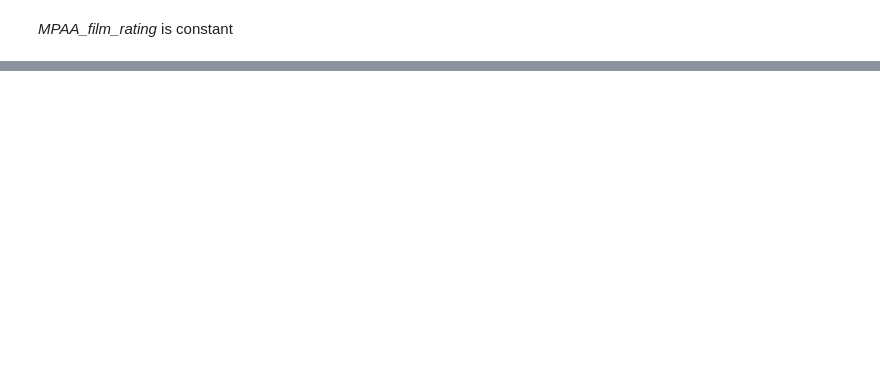
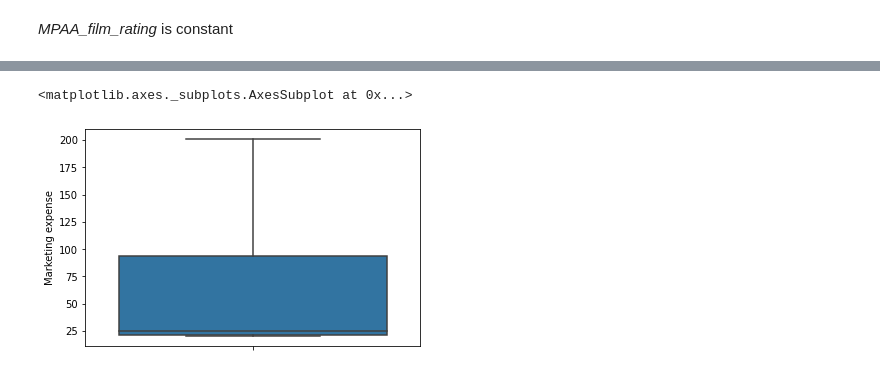
Before and after one commit to juandausa/machinelearning, a Jupyter notebook: jupyter/data_pre_processing/project/main.ipynb, the cells around one changed output, grey strips where cells are left out. Drawn from its saved outputs; the diff is of its cells as text; code cells hidden in the pictures; blank space fills up the shorter version.

```diff
--- a/jupyter/data_pre_processing/project/main.ipynb
+++ b/jupyter/data_pre_processing/project/main.ipynb
@@ -46,0 +128,2 @@ sns.countplot(y="MPAA_film_rating", data=df)
+# %%
+uv_marketing_expense = np.percentile(df["Marketing expense"], [87])[0]
@@ -46,0 +141,5 @@ sns.countplot(y="MPAA_film_rating", data=df)
+# %%
+sns.boxplot(y="Marketing expense", data=df)
+# %% [output]
+<matplotlib.axes._subplots.AxesSubplot at 0x...>
+[figure, added]
```
Also changed, not shown: parts of 35 cells of this notebook.
